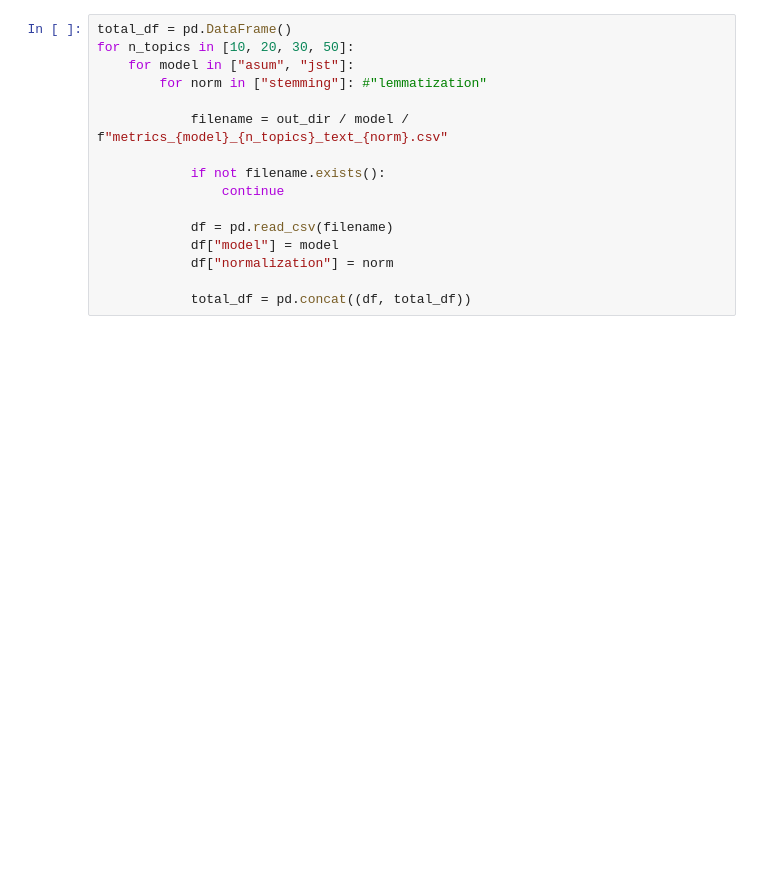
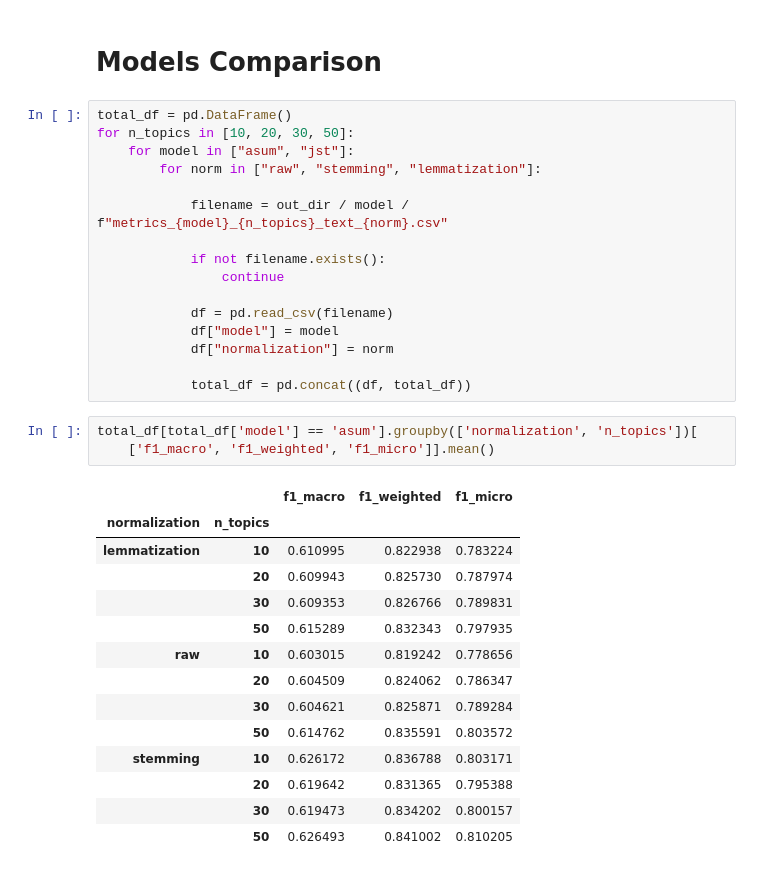
Before and after one commit to saiteki-kai/amazon-reviews, a Jupyter notebook: notebooks/06_results.ipynb, the cells around one changed output. Drawn from its saved outputs; the diff is of its cells as text; blank space fills up the shorter version.

```diff
--- a/notebooks/06_results.ipynb
+++ b/notebooks/06_results.ipynb
@@ -7,8 +33,10 @@ from reviews.config import out_dir
+# %% [markdown]
+# Models Comparison
 # %%
 total_df = pd.DataFrame()
 for n_topics in [10, 20, 30, 50]:
     for model in ["asum", "jst"]:
-        for norm in ["stemming"]: #"lemmatization"
+        for norm in ["raw", "stemming", "lemmatization"]:
 
             filename = out_dir / model / f"metrics_{model}_{n_topics}_text_{norm}.csv"
 
@@ -20,3 +48,21 @@ for n_topics in [10, 20, 30, 50]:
             df["normalization"] = norm
 
             total_df = pd.concat((df, total_df))
+# %%
+total_df[total_df['model'] == 'asum'].groupby(['normalization', 'n_topics'])[
+    ['f1_macro', 'f1_weighted', 'f1_micro']].mean()
+# %% [output]
+|  |  | f1_macro | f1_weighted | f1_micro |
+| normalization | n_topics |  |  |  |
+| lemmatization | 10 | 0.610995 | 0.822938 | 0.783224 |
+|  | 20 | 0.609943 | 0.825730 | 0.787974 |
+|  | 30 | 0.609353 | 0.826766 | 0.789831 |
+|  | 50 | 0.615289 | 0.832343 | 0.797935 |
+| raw | 10 | 0.603015 | 0.819242 | 0.778656 |
+|  | 20 | 0.604509 | 0.824062 | 0.786347 |
+|  | 30 | 0.604621 | 0.825871 | 0.789284 |
+|  | 50 | 0.614762 | 0.835591 | 0.803572 |
+| stemming | 10 | 0.626172 | 0.836788 | 0.803171 |
+|  | 20 | 0.619642 | 0.831365 | 0.795388 |
+|  | 30 | 0.619473 | 0.834202 | 0.800157 |
+|  | 50 | 0.626493 | 0.841002 | 0.810205 |
```
Also changed, not shown: parts of 36 cells of this notebook.
